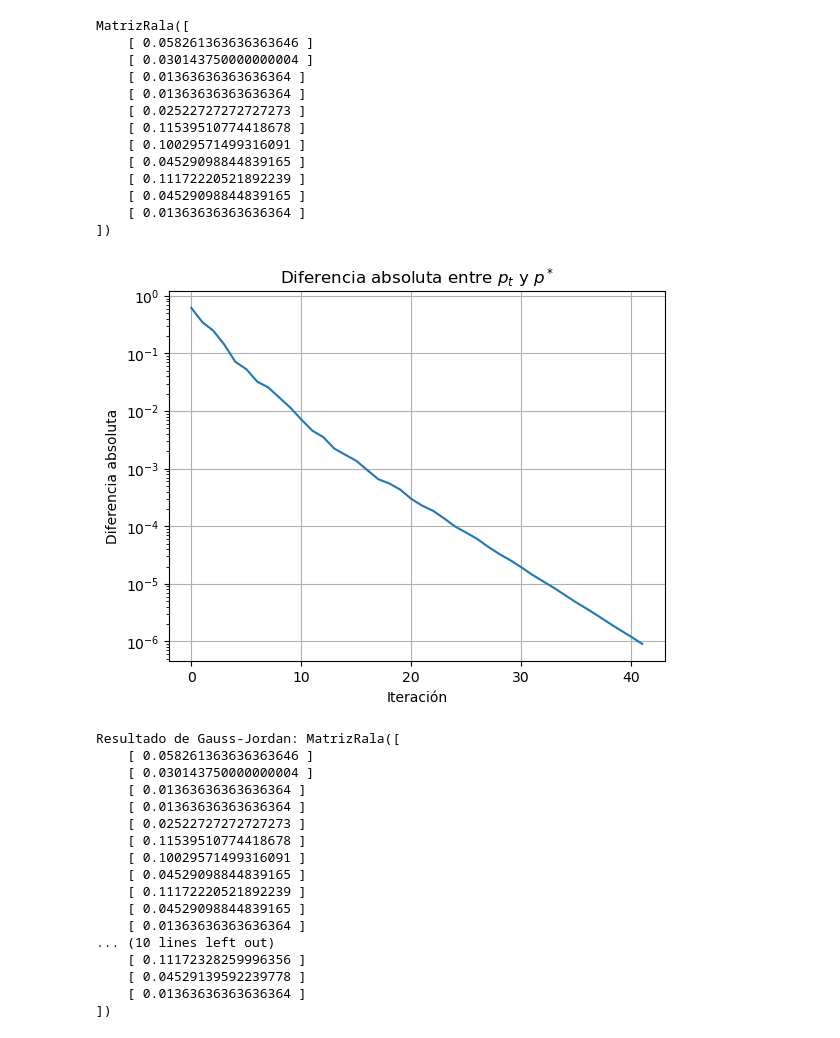
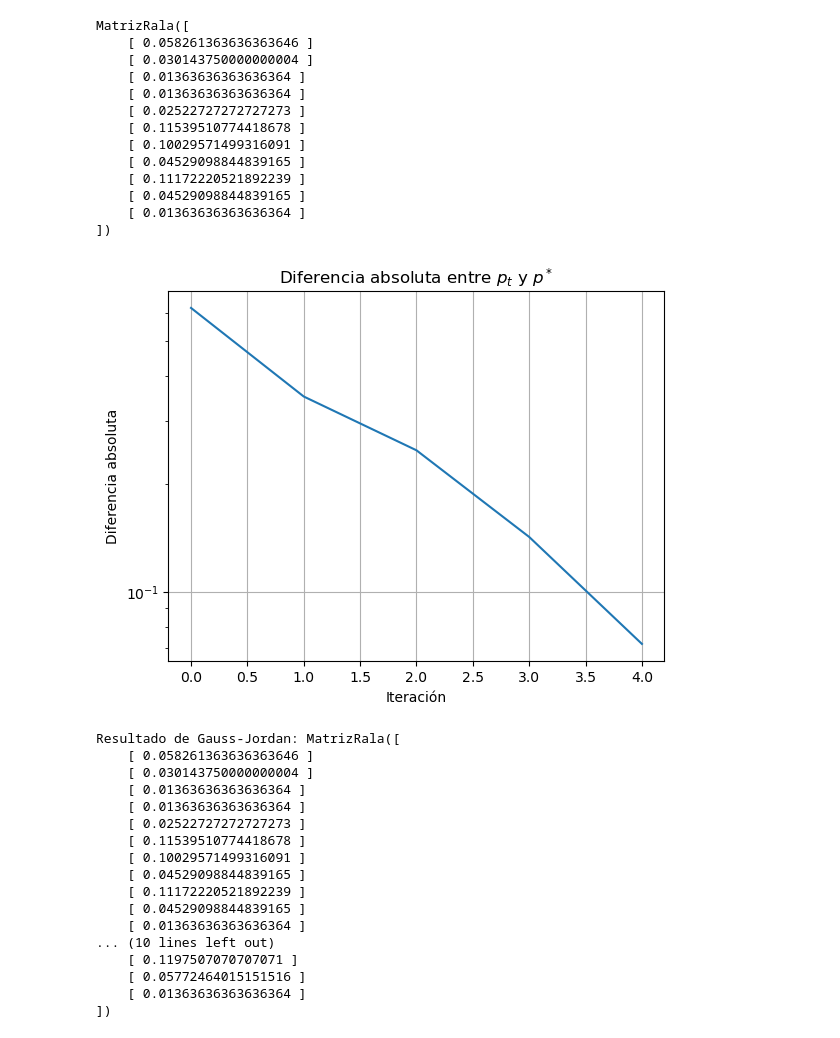
Before and after one commit to vitito2002/TPMET, a Jupyter notebook: chicas_sucias.ipynb, the cells around one changed output. Cells and saved outputs as stored; diff of their text form; code cells hidden in the pictures.

```diff
--- a/chicas_sucias.ipynb
+++ b/chicas_sucias.ipynb
@@ -164,7 +164,7 @@ MatrizRala([
 import numpy as np
 import matplotlib.pyplot as plt
 
-def metodo_iterativo(W, D, d=0.85, tol=1e-6, max_iter=1000):
+def metodo_iterativo(W, D, d=0.85, tol=0.0000005, max_iter=5):
     N = W.shape[0]
     p_t = MatrizRala(N, 1)
 
@@ -182,34 +182,34 @@ def metodo_iterativo(W, D, d=0.85, tol=1e-6, max_iter=1000):
             sum_wdp = sum(d * W[i, j] * D[j, j] * p_t[j, 0] for j in range(N) if W[i, j] != 0)
             p_t_next[i, 0] = sum_wdp + (1 - d) / N
 
         # Calcular la diferencia absoluta
         diferencia = sum(abs(p_t_next[i, 0] - p_t[i, 0]) for i in range(N))
         diferencias.append(diferencia)
 
         # Verificar convergencia
         if diferencia < tol:
             break
 
         p_t = p_t_next
 
     return p_t, diferencias
 
 # Ejecutar el método iterativo
 p_iterativo, diferencias = metodo_iterativo(W, D)
 # Graficar la diferencia absoluta
 plt.plot(diferencias)
 plt.yscale('log')
 plt.xlabel('Iteración')
 plt.ylabel('Diferencia absoluta')
 plt.title('Diferencia absoluta entre $p_t$ y $p^*$')
 plt.grid(True)
 plt.show()
 
 # Comparar los resultados de Gauss-Jordan y el método iterativo
 print("Resultado de Gauss-Jordan:", nasty)
 print("Resultado del método iterativo:", p_iterativo)
 # %% [output]
-[figure, old version]
+[figure, new version]
 Resultado de Gauss-Jordan: MatrizRala([
     [ 0.058261363636363646 ]
     [ 0.030143750000000004 ]
@@ -223,7 +223,7 @@ Resultado de Gauss-Jordan: MatrizRala([
     [ 0.04529098844839165 ]
     [ 0.01363636363636364 ]
 ... (10 lines left out)
-    [ 0.11172328259996356 ]
-    [ 0.04529139592239778 ]
+    [ 0.1197507070707071 ]
+    [ 0.05772464015151516 ]
     [ 0.01363636363636364 ]
 ])
```
Also changed, not shown: 6 other files.
